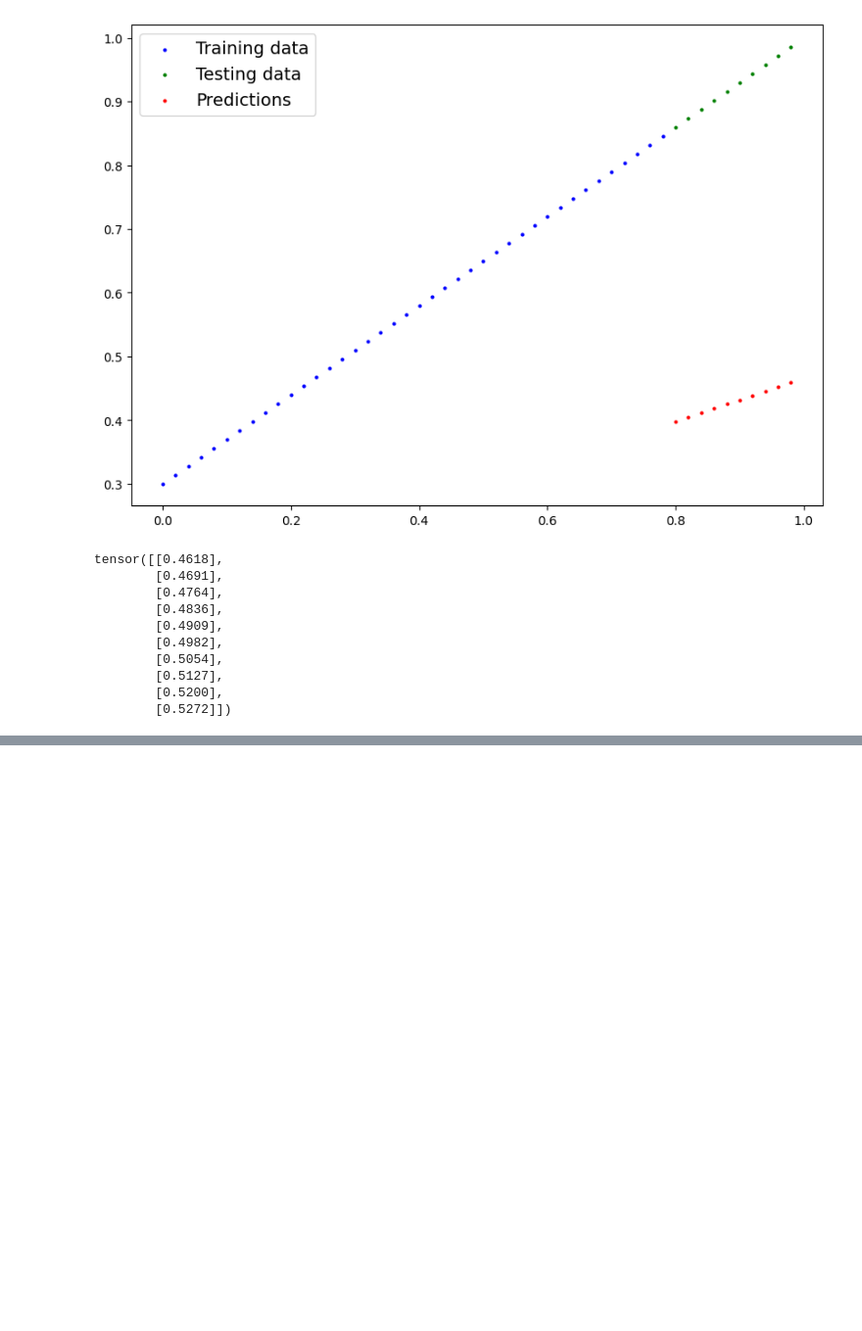
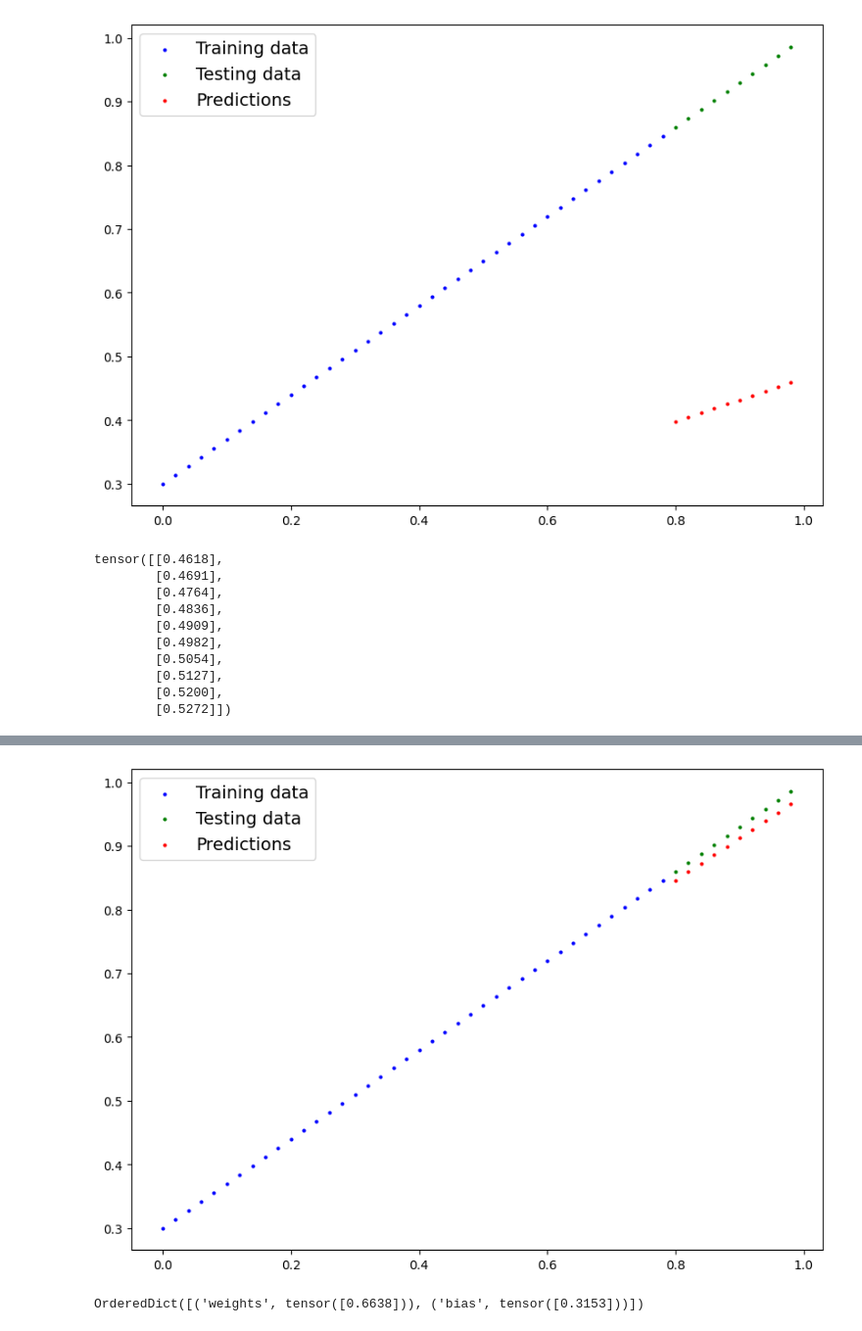
Before and after one commit to makifcevik/pytorch-notebooks, a Jupyter notebook: Pytorch_01.ipynb, the cells around one changed output, grey strips where cells are left out. Shown: that part at 98% size. Saved outputs shown, nothing was run; the diff lists cells and outputs as text; code cells hidden in the pictures; blank space fills up the shorter version.

```diff
--- a/Pytorch_01.ipynb
+++ b/Pytorch_01.ipynb
@@ -141,0 +262,8 @@ tensor([[0.4618],
+# %%
+plot_predictions(predictions=test_pred)
+# %% [output]
+[figure, added]
+# %%
+model_0.state_dict()
+# %% [output]
+OrderedDict([('weights', tensor([0.6638])), ('bias', tensor([0.3153]))])
```
Also changed, not shown: parts of 5 cells of this notebook.
